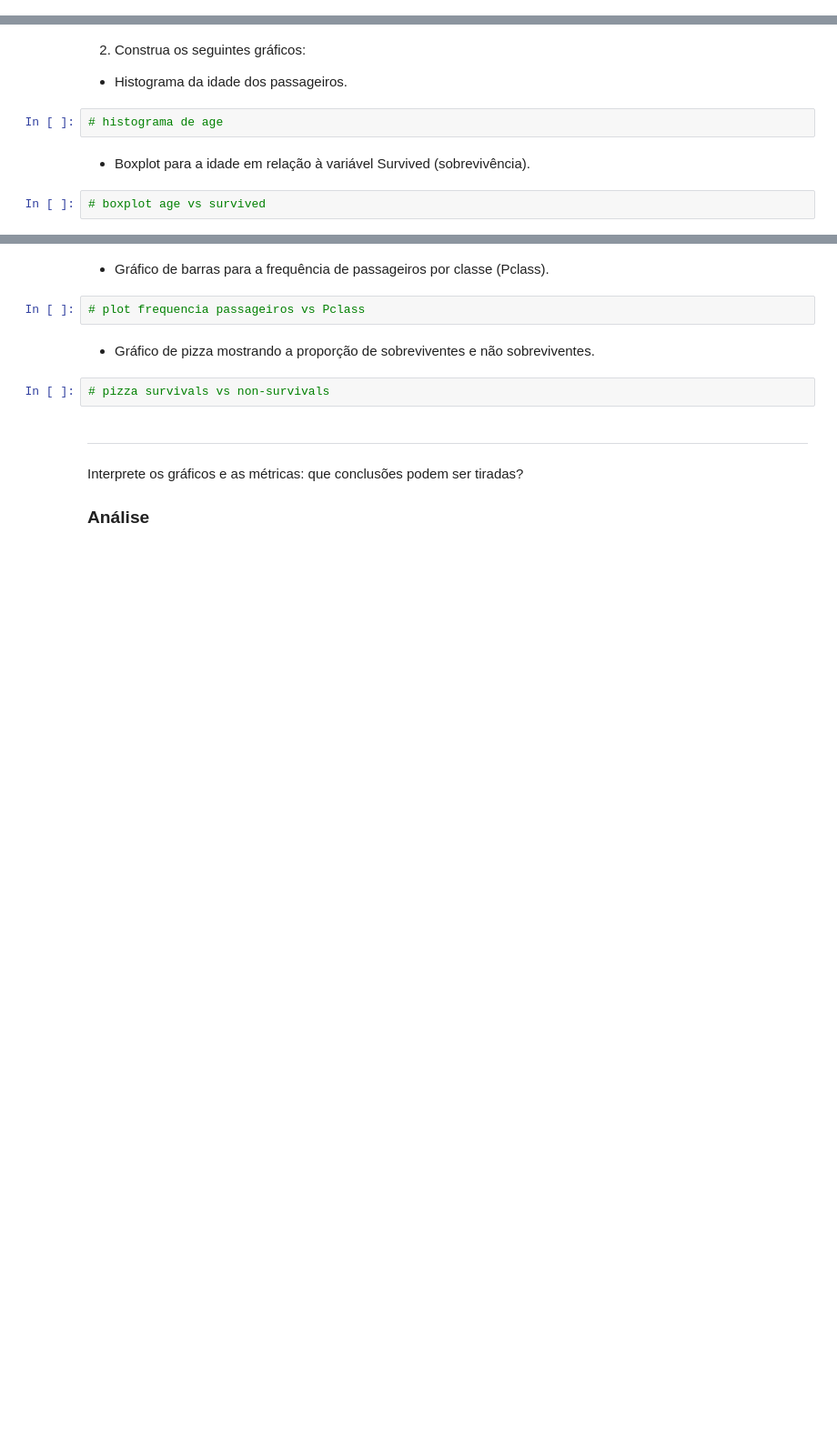
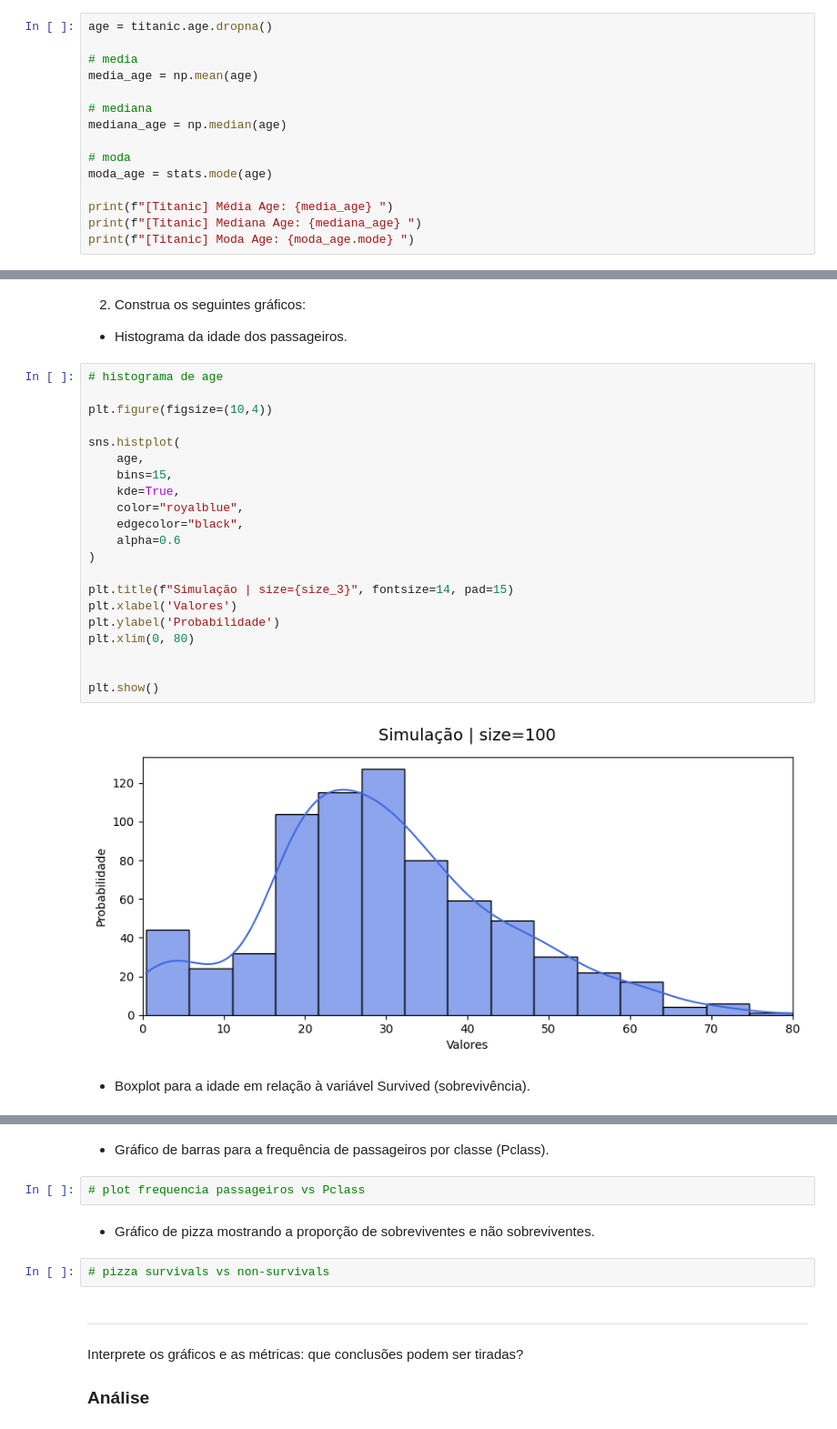
Before and after one commit to jessicalewinter/deep-learning-specialization, a Jupyter notebook: course-notebooks/statistics/T3_PosDL_Titanic.ipynb, the cells around one changed output, grey strips where cells are left out. Shown at 91% size. Cells and saved outputs as stored; diff of their text form; blank space fills up the shorter version.

Commit message:
plotting graphs on the titanic dataset

```diff
--- a/course-notebooks/statistics/T3_PosDL_Titanic.ipynb
+++ b/course-notebooks/statistics/T3_PosDL_Titanic.ipynb
@@ -849,0 +844,15 @@ O cálculo e a representação gráfica do intervalo de confiança de 95% gerara
+# %%
+age = titanic.age.dropna()
+
+# media
+media_age = np.mean(age)
+
+# mediana
+mediana_age = np.median(age)
+
+# moda
+moda_age = stats.mode(age)
+
+print(f"[Titanic] Média Age: {media_age} ")
+print(f"[Titanic] Mediana Age: {mediana_age} ")
+print(f"[Titanic] Moda Age: {moda_age.mode} ")
@@ -861,9 +887,28 @@ O cálculo e a representação gráfica do intervalo de confiança de 95% gerara
 2. Construa os seguintes gráficos:
 
   * Histograma da idade dos passageiros.
-# %%
-# histograma de age
+# %%
+# histograma de age
+
+plt.figure(figsize=(10,4))
+
+sns.histplot(
+    age,
+    bins=15,
+    kde=True,
+    color="royalblue",
+    edgecolor="black",
+    alpha=0.6
+)
+
+plt.title(f"Simulação | size={size_3}", fontsize=14, pad=15)
+plt.xlabel('Valores')
+plt.ylabel('Probabilidade')
+plt.xlim(0, 80)
+
+
+plt.show()
+# %% [output]
+[figure, added]
 # %% [markdown]
   * Boxplot para a idade em relação à variável Survived (sobrevivência).
-# %%
-# boxplot age vs survived
```
Also changed, not shown: parts of 7 cells of this notebook.
